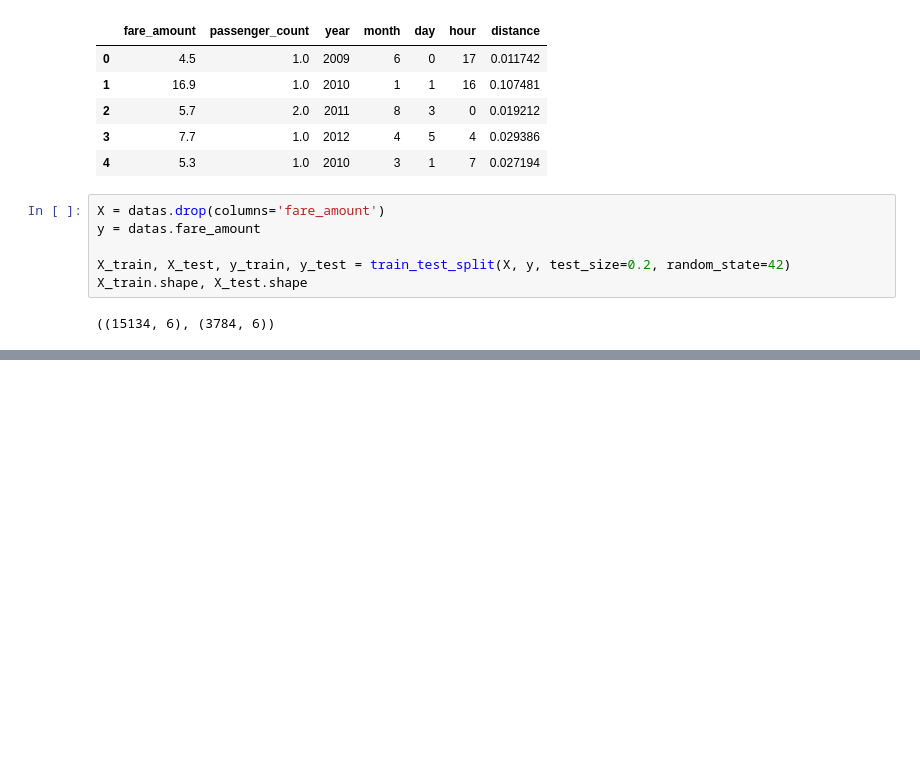
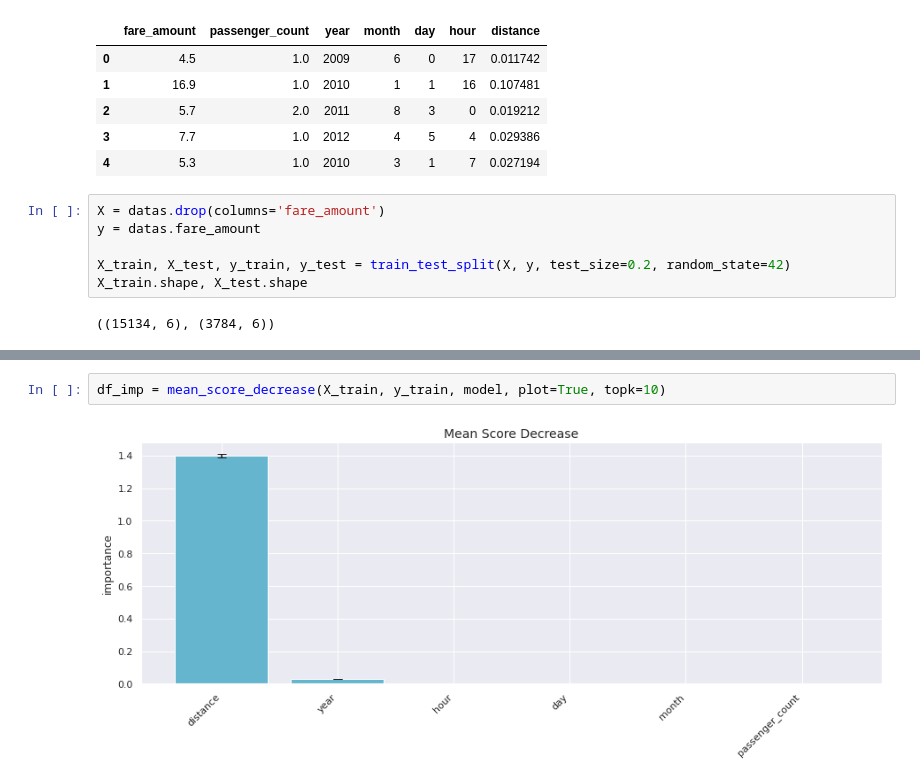
Before and after one commit to ilham-mukti/Machine-Learning, a Jupyter notebook: Nyoba_3_2_XGBoost_Regresi_(Plot_Residual).ipynb, the cells around one changed output, grey strips where cells are left out. Cells and saved outputs as stored; diff of their text form; blank space fills up the shorter version.

```diff
--- a/Nyoba_3_2_XGBoost_Regresi_(Plot_Residual).ipynb
+++ b/Nyoba_3_2_XGBoost_Regresi_(Plot_Residual).ipynb
@@ -113,0 +151,4 @@ plot_residual(X_train, y_train, X_test, y_test, model)
+# %%
+df_imp = mean_score_decrease(X_train, y_train, model, plot=True, topk=10)
+# %% [output]
+[figure, added]
```
Also changed, not shown: parts of 5 cells of this notebook.
